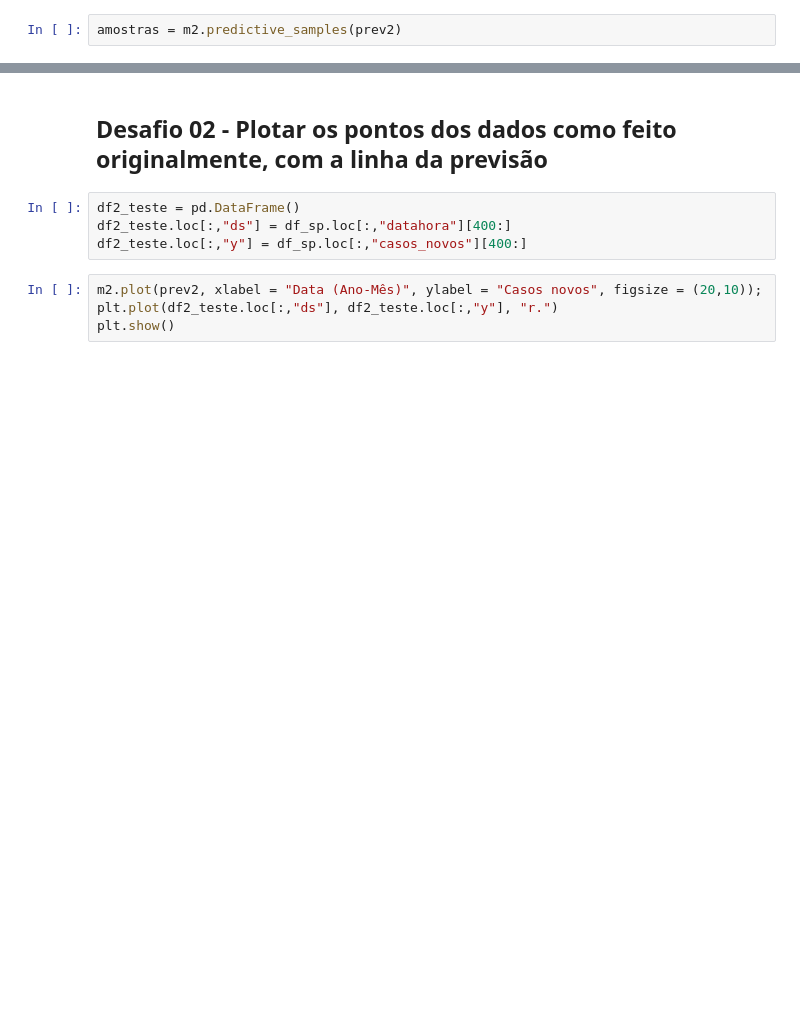
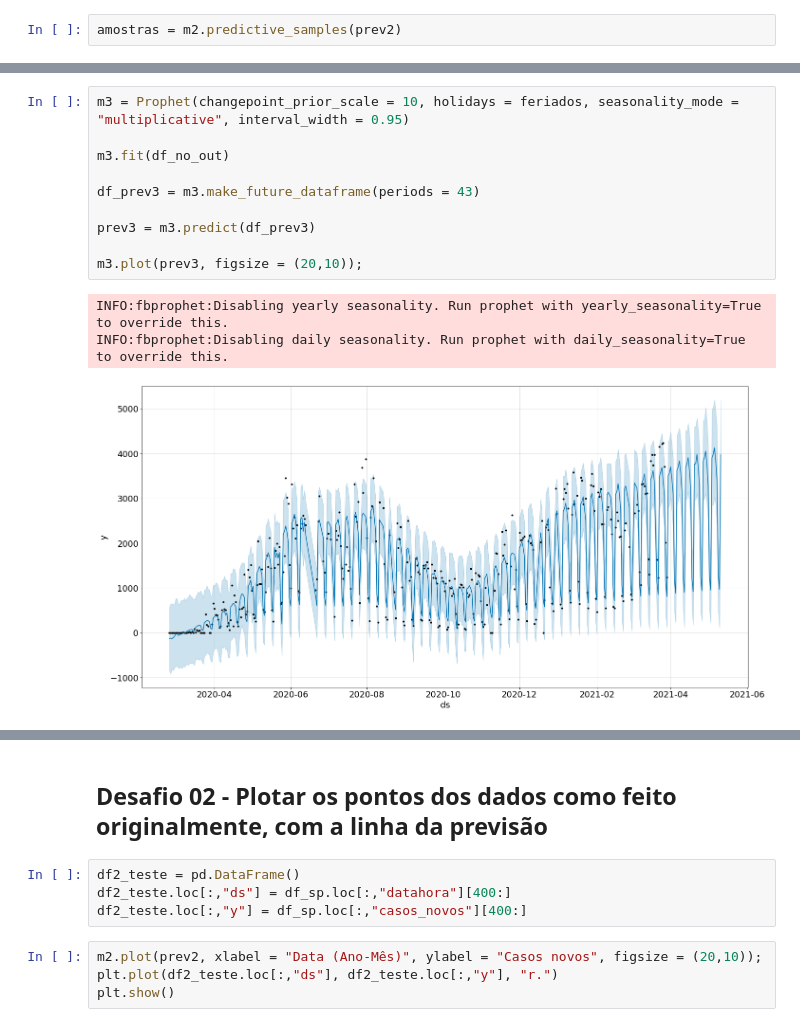
Before and after one commit to RPGraciotti/BootCampAlura, a Jupyter notebook: Modulo_3/Aula_5_Outliers_e_validacao.ipynb, the cells around one changed output, grey strips where cells are left out. Cells and saved outputs as stored; diff of their text form; blank space fills up the shorter version.

```diff
--- a/Modulo_3/Aula_5_Outliers_e_validacao.ipynb
+++ b/Modulo_3/Aula_5_Outliers_e_validacao.ipynb
@@ -187,0 +192,14 @@ plt.plot(prev2.loc[:,"ds"], amostras["trend"]);
+# %%
+m3 = Prophet(changepoint_prior_scale = 10, holidays = feriados, seasonality_mode = "multiplicative", interval_width = 0.95)
+
+m3.fit(df_no_out)
+
+df_prev3 = m3.make_future_dataframe(periods = 43)
+
+prev3 = m3.predict(df_prev3)
+
+m3.plot(prev3, figsize = (20,10));
+# %% [output]
+INFO:fbprophet:Disabling yearly seasonality. Run prophet with yearly_seasonality=True to override this.
+INFO:fbprophet:Disabling daily seasonality. Run prophet with daily_seasonality=True to override this.
+[figure, added]
```
Also changed, not shown: parts of 17 cells of this notebook.
